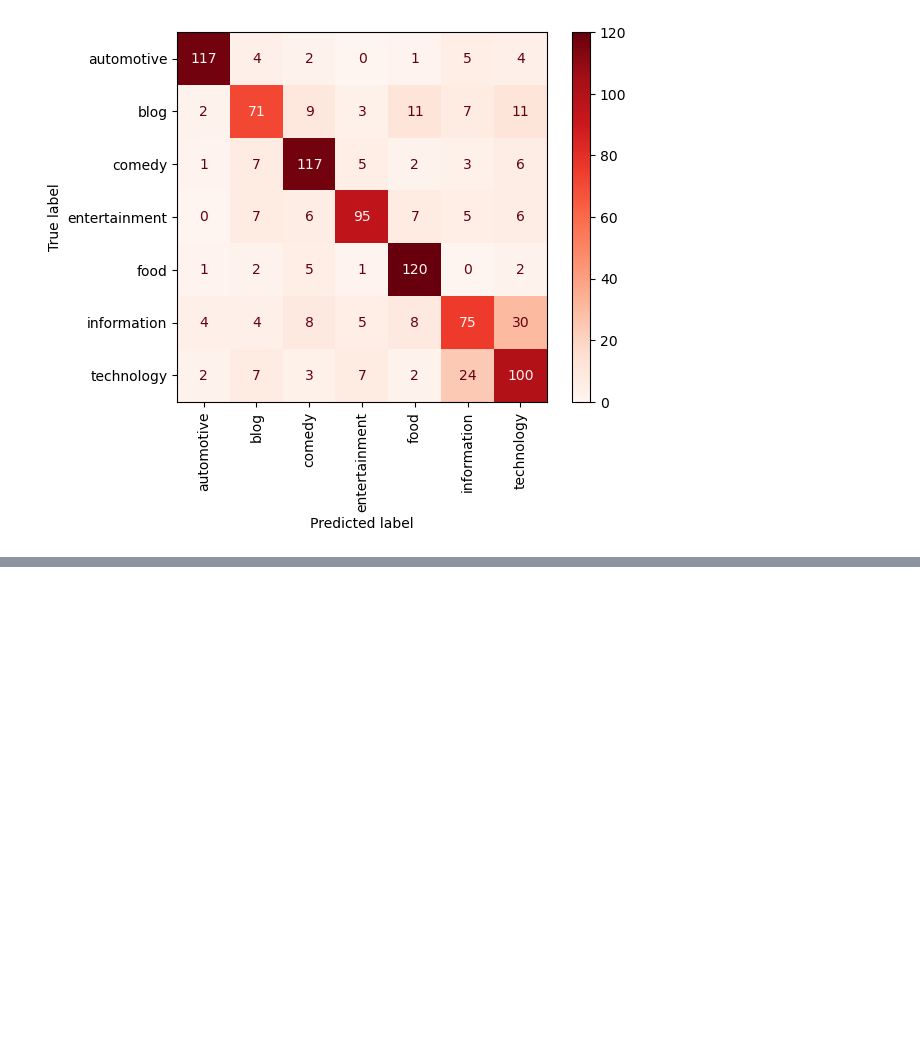
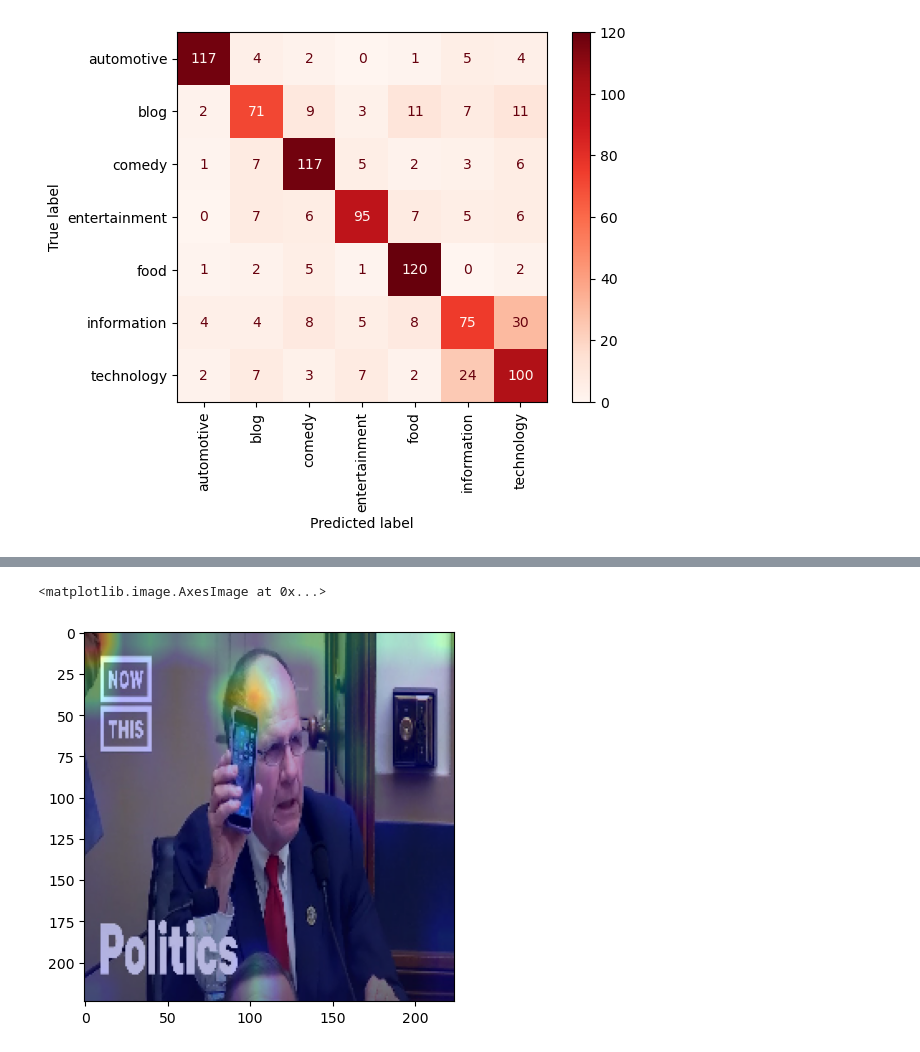
Before and after one commit to DominikHahn1407/VisualAnalytics, a Jupyter notebook: data_preparation_v2.ipynb, the cells around one changed output, grey strips where cells are left out. Drawn from its saved outputs; the diff is of its cells as text; code cells hidden in the pictures; blank space fills up the shorter version.

Commit message:
grad possible lime

```diff
--- a/data_preparation_v2.ipynb
+++ b/data_preparation_v2.ipynb
@@ -677,3 +677,20 @@ Accuracy of 75.22%
 # %%
 for key, value in model_dict.items():
     value.save(f"./saved_models/v2/{key}.h5")
+# %%
+# Images for Dashboard (retrain for Grad and Lime)
+image_dirs = [
+    "./data/images/NowThis News/t-lMIGV-dUI.jpg",
+    "./data/images/The Grand Tour/IDtHjIe13aU.jpg",
+    "./data/images/Fireship/ZtyMdRzvi0w.jpg",
+    "./data/images/The Office/8GxqvnQyaxs.jpg",
+    "./data/images/JRE Clips/VFns39RXPrU.jpg"
+]
+
+labels = ["information", "automotive", "technology", "comedy", "blog"]
+# %%
+custom_xai = custom_model
+vgg_16_xai = model_vgg_16
+inception_xai = model_inception_v3
+resnet_xai = model_resnet_50
+xception_xai = model_xception
@@ -679,0 +799,13 @@ for key, value in model_dict.items():
+# %%
+img_value = image_dirs[0]
+
+img_array = preprocess_img(img_value, 'vgg16')
+heatmap = grad_cam(img_array, vgg_16_xai, "block5_conv3")
+
+img = image_method.load_img(img_value, target_size=(224, 224))
+img = image_method.img_to_array(img)
+
+plt.imshow(display_grad_cam(img, heatmap))
+# %% [output]
+<matplotlib.image.AxesImage at 0x...>
+[figure, added]
```
Also changed, not shown: parts of 13 cells of this notebook, 53 other files.
